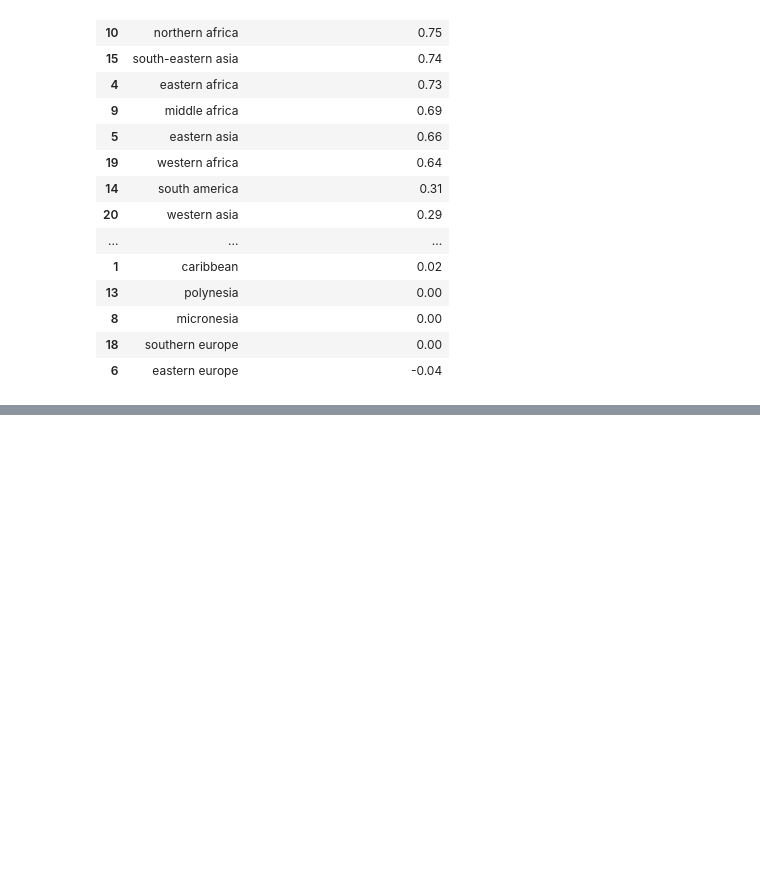
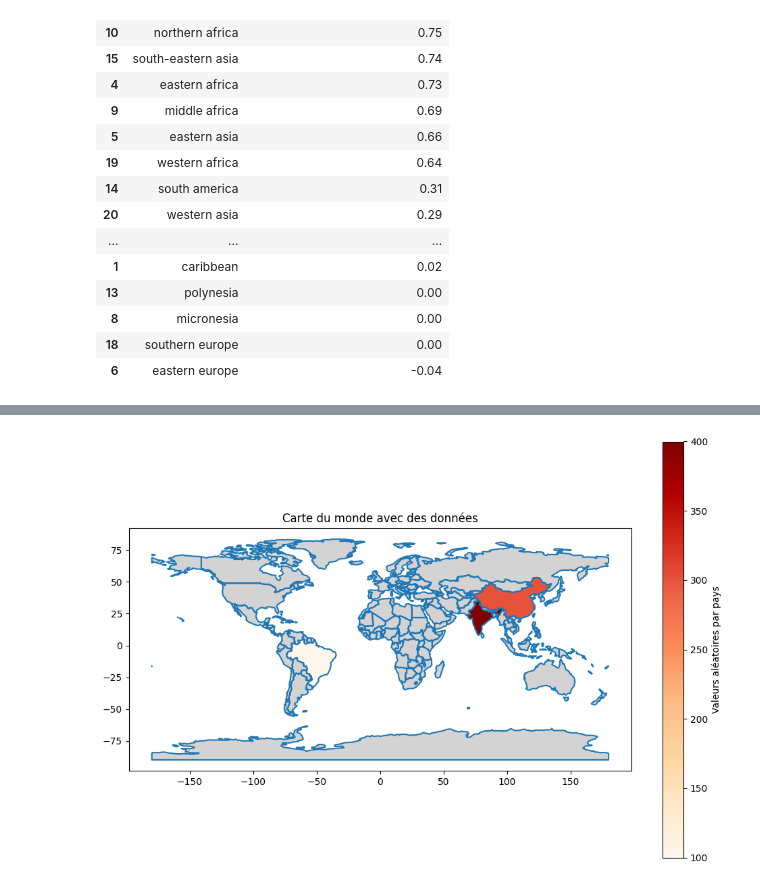
Before and after one commit to Hamza-Benhammou/brief_data_CCH, a Jupyter notebook: chris_test.ipynb, the cells around one changed output, grey strips where cells are left out. Drawn from its saved outputs; the diff is of its cells as text; code cells hidden in the pictures; blank space fills up the shorter version.

```diff
--- a/chris_test.ipynb
+++ b/chris_test.ipynb
@@ -817,3 +1072,39 @@ display(df.sort_values(by='Variation de 2018 à 2019 en MdH', ascending=False))
+# %%
+### 31 Avec Matplotlib, tracez l'évolution de la population (pop_1000_hab) de 2018 à 2019 pour les 5 pays les plus peuplés.
+# Utilisez un graphique en barres pour chaque pays pour comparer les deux années.
+
+import geopandas as gpd
+import matplotlib.pyplot as plt
+import pandas as pd
+
+# Charger le jeu de données du monde
+world = gpd.read_file(gpd.datasets.get_path('naturalearth_lowres'))
+
+# Créer des données aléatoires pour illustration
+np.random.seed(42)
+# data = {
+#     'name': world['name'],  # Utiliser les noms des pays du jeu de données world
+#     'value': np.random.randint(1, 100, size=len(world))  # Valeurs aléatoires
+# }
+data = {
+    'name': ['Brazil', 'United States', 'India', 'China'],
+    'value': [100, 400, 400, 300]
+}
+df = pd.DataFrame(data)
+
+# Fusionner les données avec le jeu de données du monde en fonction du nom du pays
+world = world.merge(df, how='left', on='name')
+
+# Afficher la carte du monde avec les données
+fig, ax = plt.subplots(1, 1, figsize=(12, 8))
+world.boundary.plot(ax=ax)
+world.plot(column='value', ax=ax, legend=True,
+           legend_kwds={'label': "Valeurs aléatoires par pays"},
+           cmap='OrRd', missing_kwds={'color': 'lightgrey'})
+plt.title('Carte du monde avec des données')
+plt.show()
+# %% [output]
+[figure, added]
 # %%
 ### 32 Récupérer d’une source externe le PIB par habitant et calculer le coefficient de corrélation de pearson entre le PIB/hab et
 # la disponibilité alimentaire par habitant.
```
Also changed, not shown: parts of 17 cells of this notebook, 4 other files.
